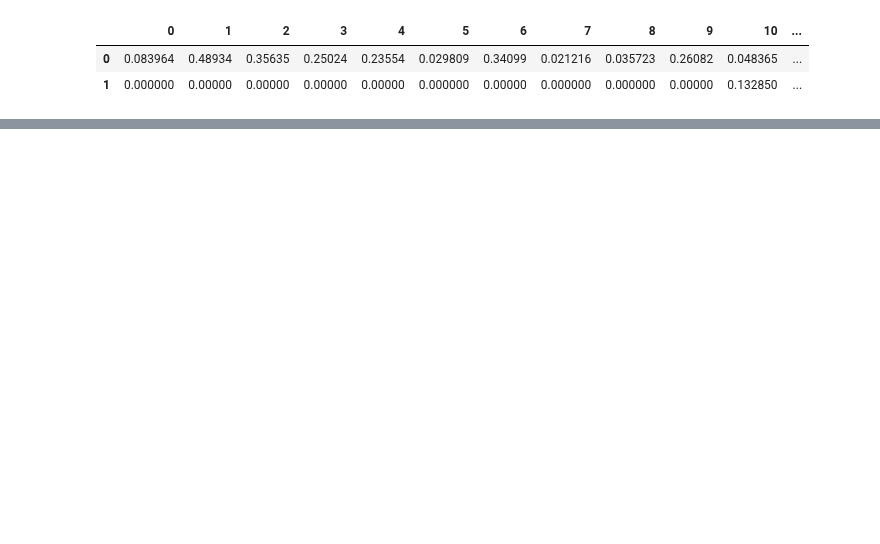
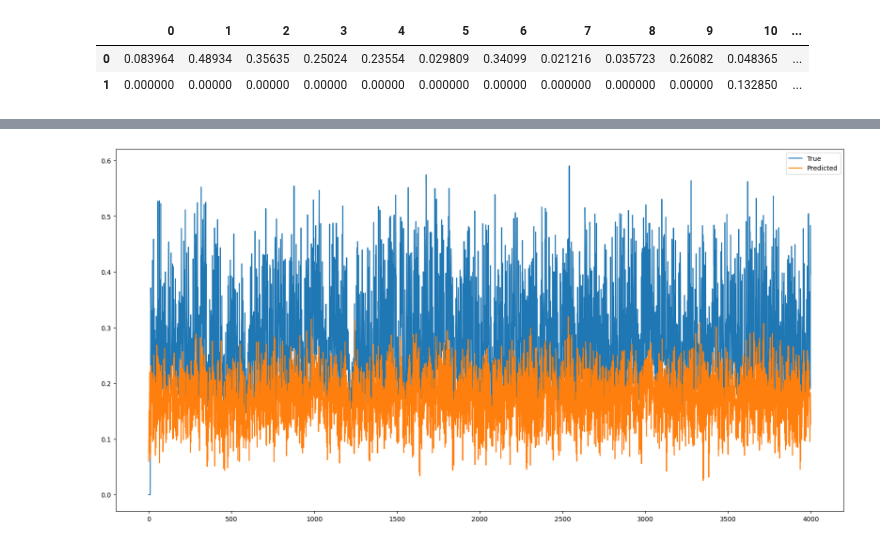
Before and after one commit to JacopoRaffi/CNS_Assignments, a Jupyter notebook: LAB3/LAB3_1/main.ipynb, the cells around one changed output, grey strips where cells are left out. Drawn from its saved outputs; the diff is of its cells as text; code cells hidden in the pictures; blank space fills up the shorter version.

```diff
--- a/LAB3/LAB3_1/main.ipynb
+++ b/LAB3/LAB3_1/main.ipynb
@@ -34,7 +31,8 @@ loader = data.DataLoader(d, batch_size=100, shuffle=False)
-# %%
-tdnn = TDNN(5, 10, 1).to(device)
-criterion = torch.nn.MSELoss()
-
-for x, y in loader:
-    out = tdnn(x.to(device))
-    mse = criterion(out, y.unsqueeze(1).to(device))
+# %%
+window_size = 10
+
+train_data = SequenceDataset(train_x, train_y, window_size)
+train_loader = data.DataLoader(train_data, batch_size=500, shuffle=False)
+
+val_data = SequenceDataset(val_x, val_y, window_size)
+val_loader = data.DataLoader(val_data, batch_size=len(val_data), shuffle=False)
@@ -40,0 +110,13 @@ for x, y in loader:
+# %%
+# this code is just a try to see how to plot
+train_loader = data.DataLoader(train_data, batch_size=len(train_data), shuffle=False)
+plt.figure(figsize=(20, 10))
+for x, y in train_loader:
+    with torch.no_grad():
+        out = tdnn(x)
+        plt.plot(y.cpu().numpy(), label='True')
+        plt.plot(out.cpu().numpy(), label='Predicted')
+        plt.legend()
+        plt.show()
+# %% [output]
+[figure, added]
```
Also changed, not shown: parts of 3 cells of this notebook, 1 other file.
